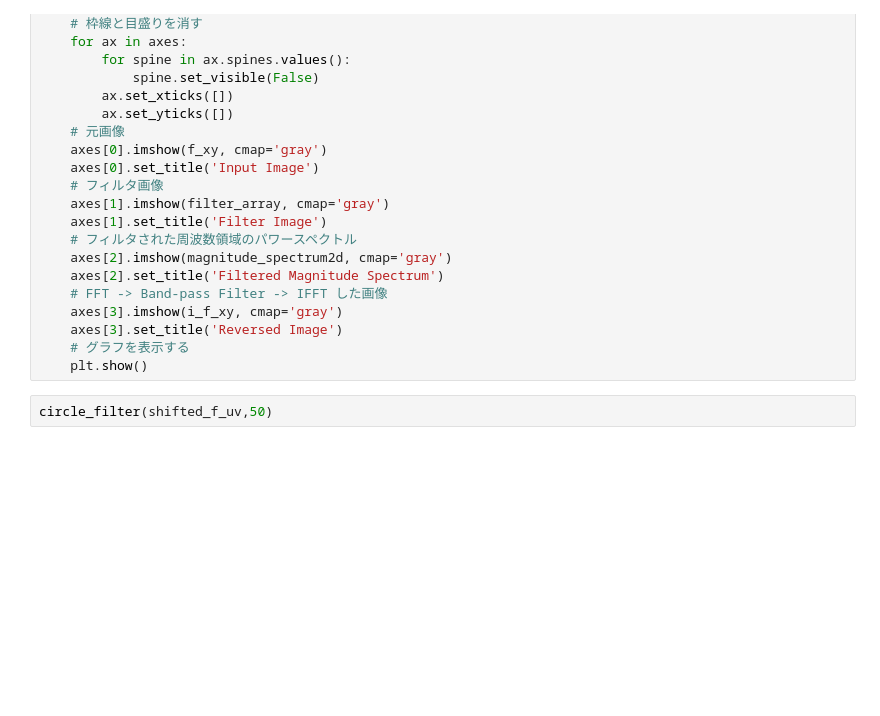
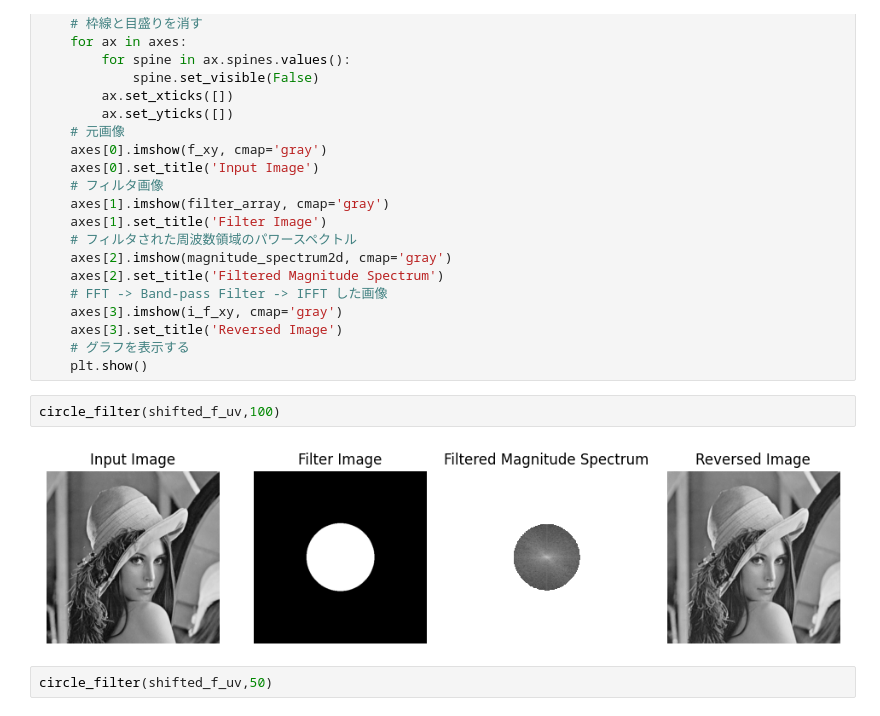
Before and after one commit to n-eisei/image-engineering, a Jupyter notebook: 9-dft/filter-compression.ipynb, the cells around one changed output. Drawn from its saved outputs; the diff is of its cells as text; blank space fills up the shorter version.

```diff
--- a/9-dft/dft.ipynb
+++ b/9-dft/filter-compression.ipynb
@@ -106,6 +105,10 @@ def circle_filter(shifted_f_uv, r=50):
     axes[3].set_title('Reversed Image')
     # グラフを表示する
     plt.show()
+# %%
+circle_filter(shifted_f_uv,100)
+# %% [output]
+[figure, added]
 # %%
 circle_filter(shifted_f_uv,50)
 # %% [output]
```
Also changed, not shown: parts of 1 cell of this notebook, 3 other files.
